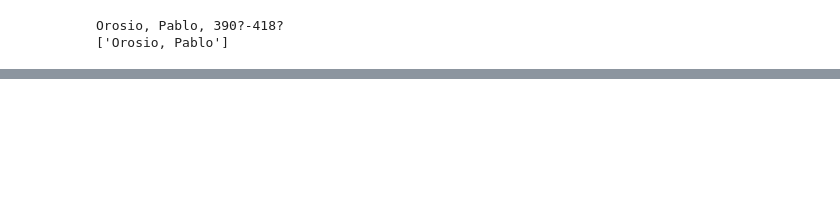
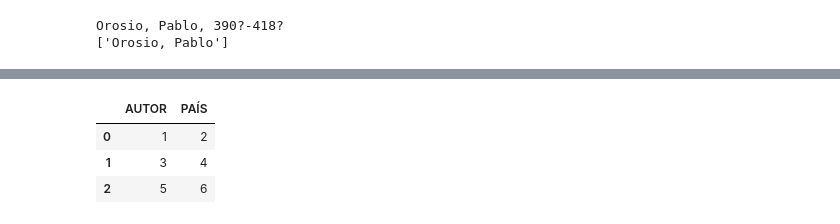
Before and after one commit to mavillard/colombia, a Jupyter notebook: autores.ipynb, the cells around one changed output, grey strips where cells are left out. Saved outputs shown, nothing was run; the diff lists cells and outputs as text; code cells hidden in the pictures; blank space fills up the shorter version.

```diff
--- a/autores.ipynb
+++ b/autores.ipynb
@@ -380,0 +575,9 @@ print(data["results"]["bindings"][0]['countryLabel']['value'])
+# %%
+aaa=pd.DataFrame([(1,2),(3,4),(5,6)], columns=['AUTOR', 'PAÍS'])
+# %%
+aaa
+# %% [output]
+|  | AUTOR | PAÍS |
+| 0 | 1 | 2 |
+| 1 | 3 | 4 |
+| 2 | 5 | 6 |
```
Also changed, not shown: parts of 34 cells of this notebook.
